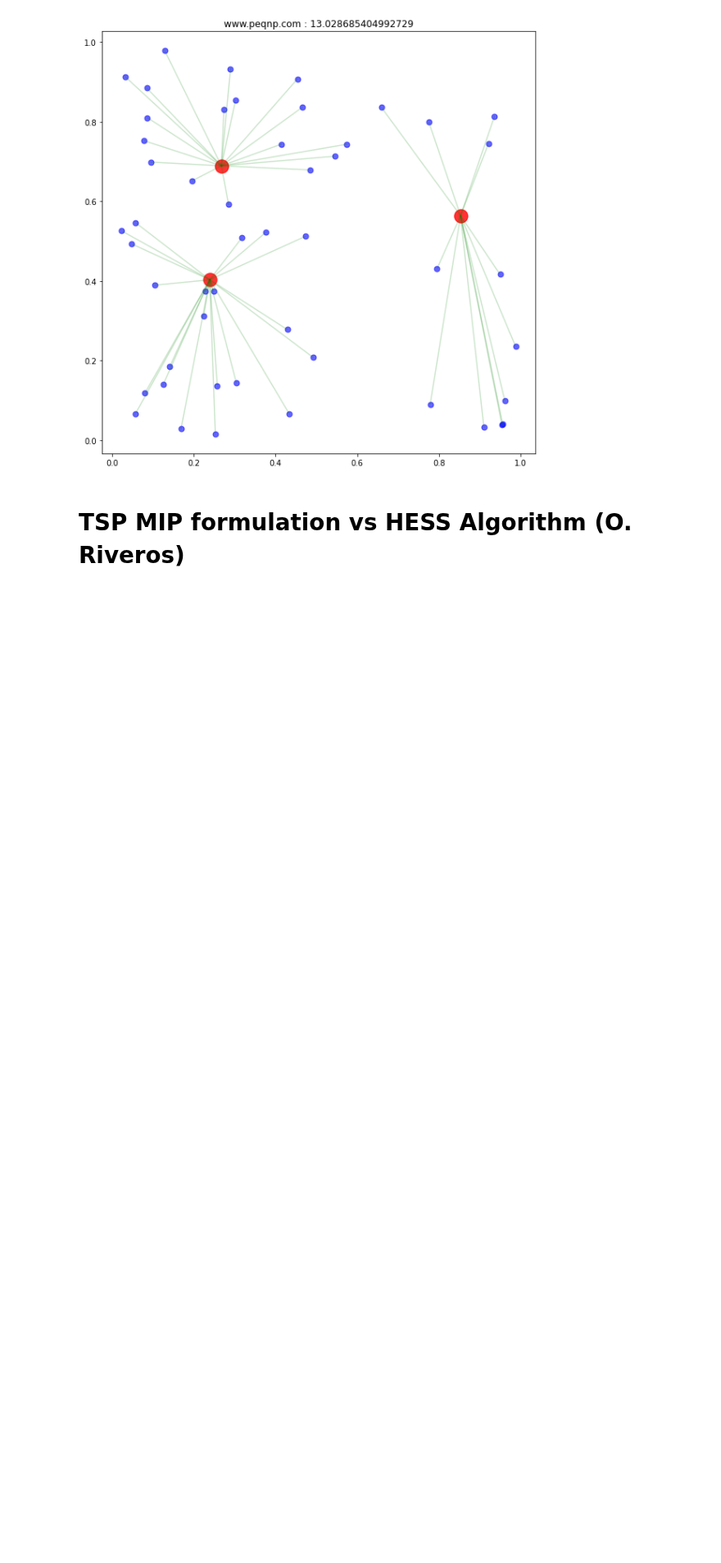
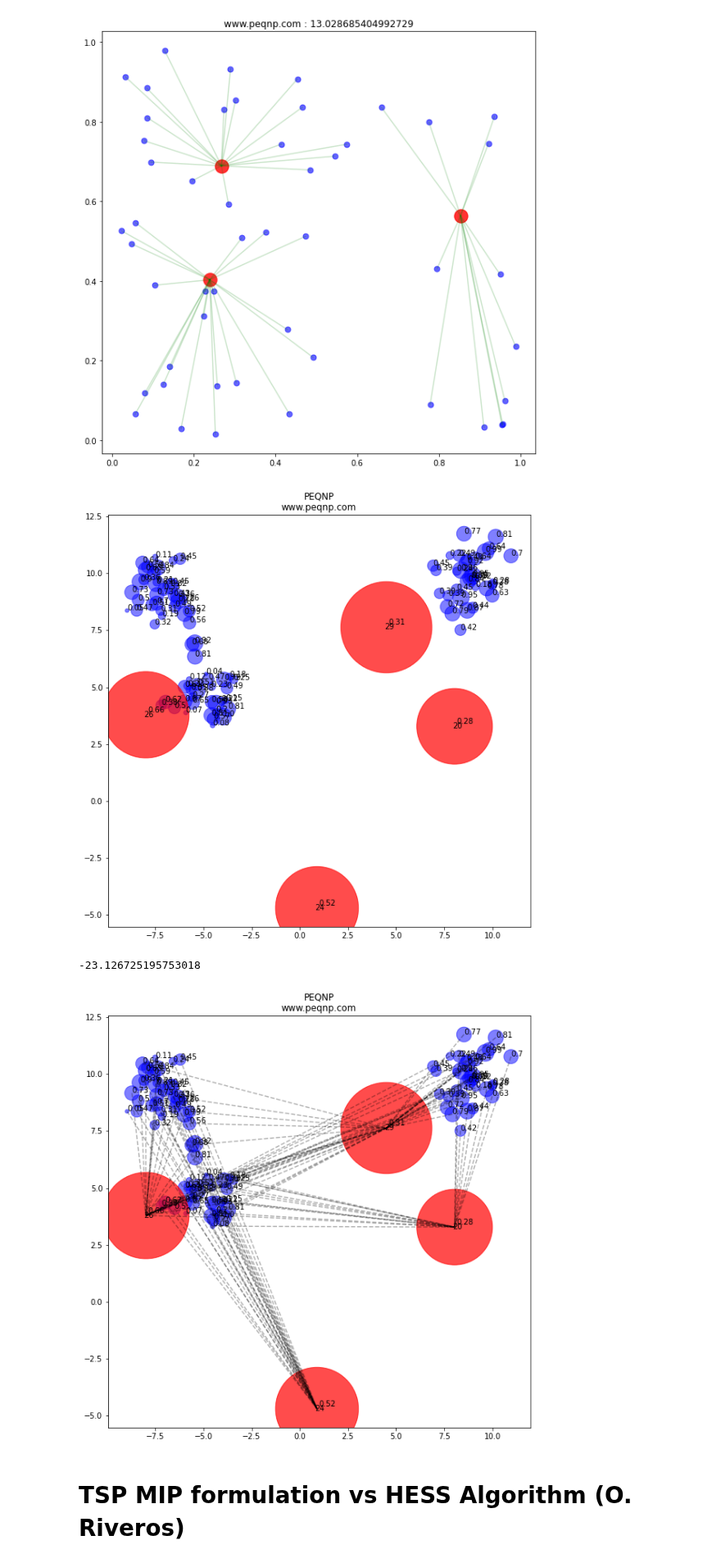
Before and after one commit to maxtuno/PEQNP, a Jupyter notebook: docs/PEQNP.ipynb, the cells around one changed output. Shown at 82% size. Saved outputs shown, nothing was run; the diff lists cells and outputs as text; code cells hidden in the pictures; blank space fills up the shorter version.

```diff
--- a/docs/PEQNP.ipynb
+++ b/docs/PEQNP.ipynb
@@ -1058,6 +1062,64 @@ plot(I, J[seq][:n], O, 'www.peqnp.com', oracle(seq))
 # %% [output]
 [figure]
 [figure]
+# %%
+import matplotlib.pyplot as plt
+import numpy as np
+import peqnp as pn
+from sklearn.datasets import make_blobs
+
+
+def plot(X=None):
+    fig, ax = plt.subplots(figsize=(10, 10))
+    plt.title('PEQNP\nwww.peqnp.com')
+    plt.scatter(N[:, 0], N[:, 1], c='b', s=P * 500, alpha=0.5)
+    for i in range(m):
+        ax.annotate(str(round(P[i], 2)), (N[:, 0][i], N[:, 1][i]), size=10)
+    plt.scatter(M[:, 0], M[:, 1], c='r', s=L * 500, alpha=0.7)
+    for i in range(n):
+        ax.annotate(str(round(T[i], 2)), (M[:, 0][i] + 0.1, M[:, 1][i] + 0.1))
+        ax.annotate(str(L[i]), (M[:, 0][i] - 0.1, M[:, 1][i] - 0.1))
+    if X is not None:
+        for i in range(m):
+            for j in range(n):
+                if X[i][j]:
+                    plt.plot([N[i][0], M[j][0]], [N[i][1], M[j][1]], 'k--', alpha=0.3)
+    plt.show()
+
+
+n = 4
+
+L = np.random.randint(1, 100, size=n)  # capacity x facilities
+
+m = sum(L)
+
+N, _ = make_blobs(n_samples=m)  # customers
+P = np.random.sample(size=m)  # priorities x customers
+M = np.random.normal(size=(n, 2)) * n  # facilities
+T = np.random.sample(size=n)  # priorities x facility
+C = np.zeros(shape=(m, n))
+for i in range(m):
+    for j in range(n):
+        C[i][j] = np.linalg.norm(N[i] - M[j])
+
+D = np.zeros(shape=(m, n))
+for i in range(m):
+    for j in range(n):
+        D[i][j] = P[i] - T[j]
+
+plot()
+
+pn.engine()
+X = np.asarray(pn.matrix(dimensions=(m, n), is_mip=True))
+pn.all_binaries(X.flatten())
+assert (X.sum(axis=0) <= L).all()
+assert (X.sum(axis=1) == 1).all()
+print(pn.minimize((X * C * D).sum()))
+plot(np.vectorize(int)(X))
+# %% [output]
+[figure, added]
+-23.126725195753018
+[figure, added]
 # %% [markdown]
 # TSP MIP formulation vs HESS Algorithm (O. Riveros)
 # %%
```
Also changed, not shown: parts of 8 cells of this notebook.
